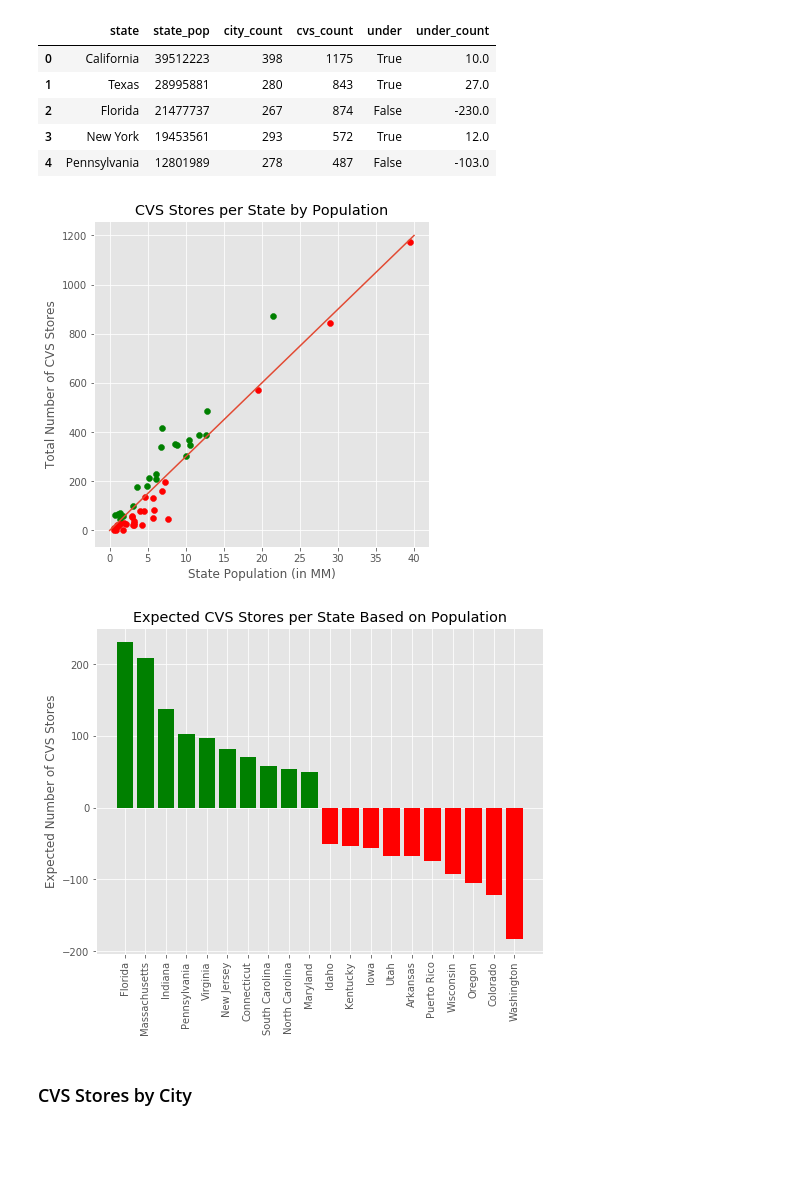
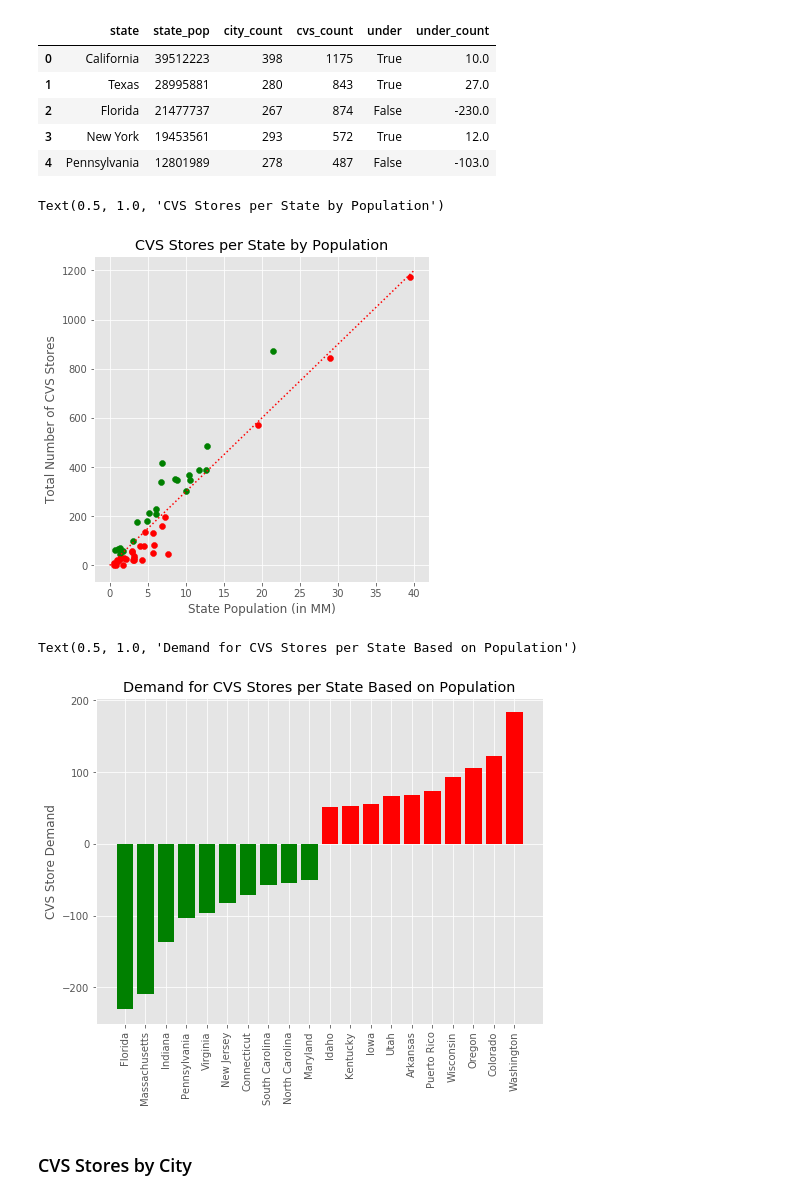
Before and after one commit to cheetahskita/dsa-projects, a Jupyter notebook: 1-web-scraping/CVS_Graphics.ipynb, the cells around one changed output. Drawn from its saved outputs; the diff is of its cells as text; code cells hidden in the pictures; blank space fills up the shorter version.

```diff
--- a/1-web-scraping/CVS_Graphics.ipynb
+++ b/1-web-scraping/CVS_Graphics.ipynb
@@ -38,29 +52,31 @@ plt.scatter(red_states['state_pop']/1e6, red_states['cvs_count'], c='r')
 # for i, txt in enumerate(red_states.state):
 #     ax.annotate(txt, (red_states['state_pop'][i], red_states['cvs_count'][i]), size=6)
 
-plt.plot(trendline[0],trendline[1])
+plt.plot(trendline[0],trendline[1], 'r:')
 
 plt.xlabel('State Population (in MM)')
 plt.ylabel('Total Number of CVS Stores')
 plt.title('CVS Stores per State by Population')
 # %% [output]
+Text(0.5, 1.0, 'CVS Stores per State by Population')
-[figure, old version]
+[figure, new version]
 # %%
 green_states_bar = green_states[0:10]
 red_states_bar = red_states[-10:]
 
 fig, ax = plt.subplots(figsize=(8, 6))
-ax.bar(green_states_bar['state'],-green_states_bar['under_count'],color='g')
+ax.bar(green_states_bar['state'],green_states_bar['under_count'],color='g')
 # ax.set_xticklabels(green_states['state'], rotation=90, ha='center')
 
-ax.bar(red_states_bar['state'],-red_states_bar['under_count'],color='r')
+ax.bar(red_states_bar['state'],red_states_bar['under_count'],color='r')
 ax.set_xticklabels(pd.concat([green_states_bar['state'],red_states_bar['state']]), rotation=90, ha='center')
 
 # plt.xlabel('State')
-plt.ylabel('Expected Number of CVS Stores')
-plt.title('Expected CVS Stores per State Based on Population')
+plt.ylabel('CVS Store Demand')
+plt.title('Demand for CVS Stores per State Based on Population')
 # %% [output]
+Text(0.5, 1.0, 'Demand for CVS Stores per State Based on Population')
-[figure, old version]
+[figure, new version]
 # %% [markdown]
 ### CVS Stores by City
 # %%
```
Also changed, not shown: parts of 6 cells of this notebook, 1 other file.
